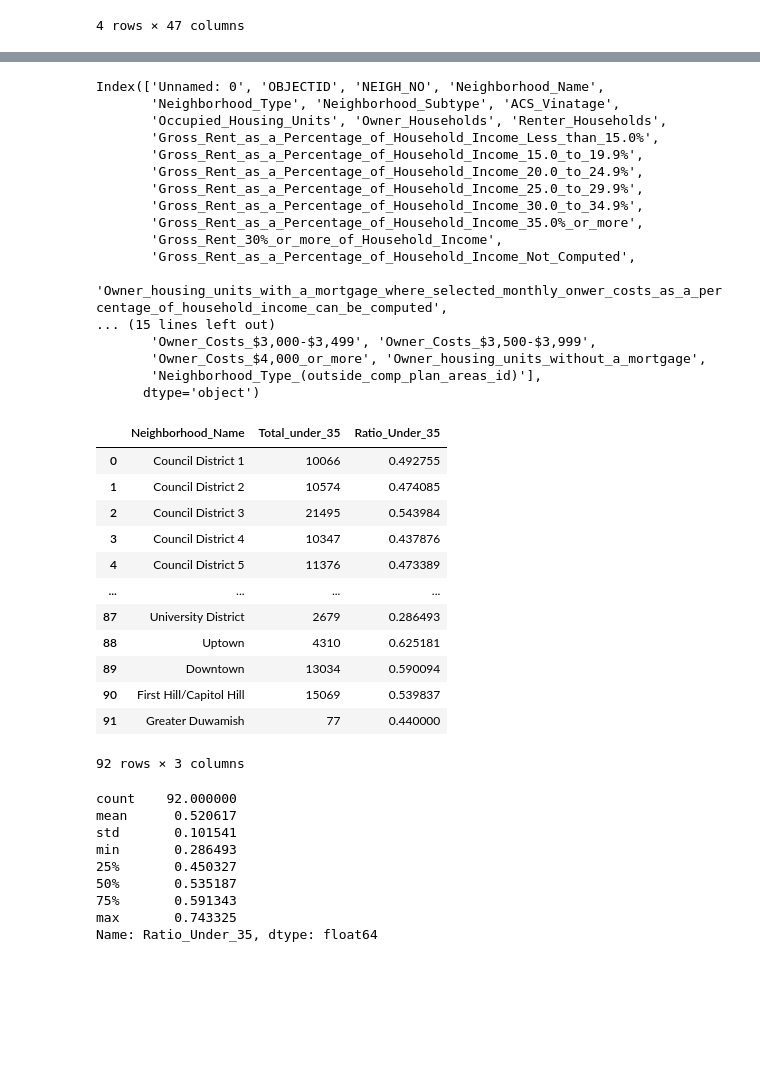
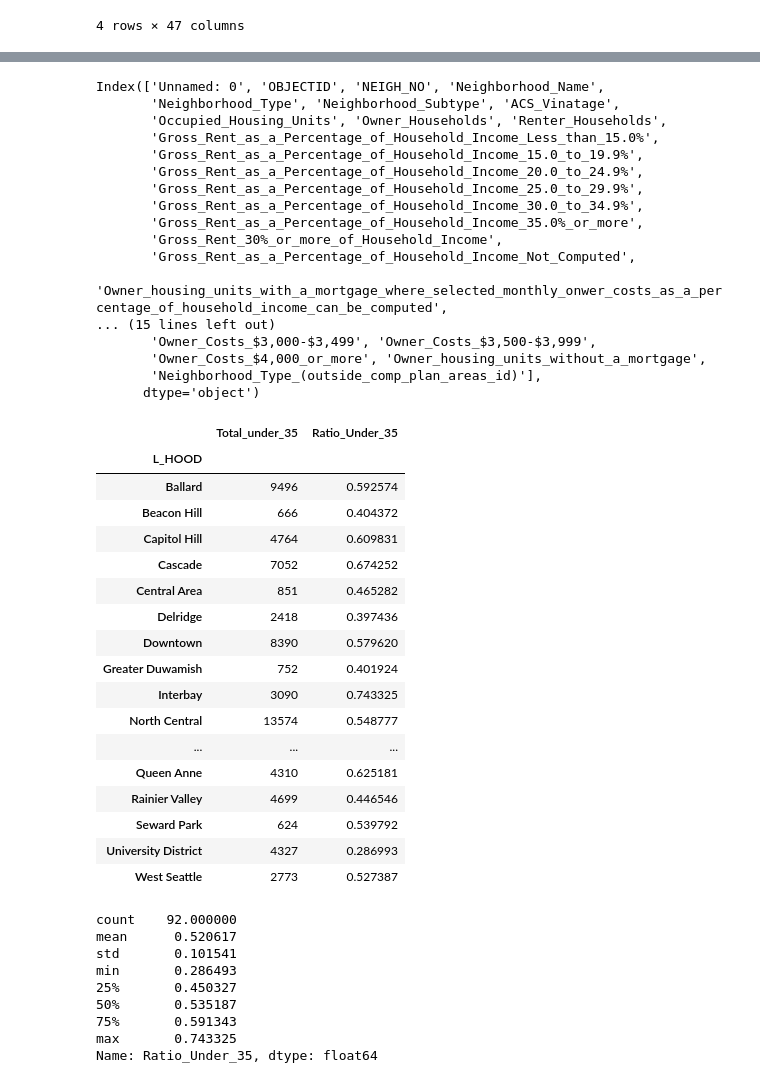
Before and after one commit to tint3dgreen/Capstone, a Jupyter notebook: src/Question_1.ipynb, the cells around one changed output, grey strips where cells are left out. Saved outputs shown, nothing was run; the diff lists cells and outputs as text; code cells hidden in the pictures; blank space fills up the shorter version.

```diff
--- a/src/Question_1.ipynb
+++ b/src/Question_1.ipynb
@@ -33,3 +33,15 @@ housing.loc[(housing["Neighborhood_Name"] == "Ballard") | (housing["Neighborhood
 | 84 | 84 | 85 | 303.0 | Ballard | UCUV | Hub Urban Village | ... |
 | 87 | 87 | 88 | 401.0 | University District | UCUV | Urban Center | ... |
 4 rows × 47 columns
+# %%
+housing['Neighborhood_Name'] = housing['Neighborhood_Name'].apply(lambda x: str(x).replace(" ",""))
+# %%
+key = pd.read_csv("../data/processed/Neighborhood_alt_key.csv", index_col=0).set_index("alt_names_list")
+key
+
+join_test = housing.join(key, on='Neighborhood_Name', how='inner', rsuffix='_alt_key')
+
+cols = ['L_HOOD','Gross_Rent_as_a_Percentage_of_Household_Income_Less_than_15.0%','Gross_Rent_as_a_Percentage_of_Household_Income_15.0_to_19.9%','Gross_Rent_as_a_Percentage_of_Household_Income_20.0_to_24.9%', 'Gross_Rent_as_a_Percentage_of_Household_Income_25.0_to_29.9%','Renter_Households']
+
+join_test = join_test[cols].groupby("L_HOOD").agg(sum)
+join_test
@@ -36,43 +67,50 @@ housing.loc[(housing["Neighborhood_Name"] == "Ballard") | (housing["Neighborhood
 # %%
 print(housing.columns)
 cols = ['Gross_Rent_as_a_Percentage_of_Household_Income_Less_than_15.0%','Gross_Rent_as_a_Percentage_of_Household_Income_15.0_to_19.9%','Gross_Rent_as_a_Percentage_of_Household_Income_20.0_to_24.9%', 'Gross_Rent_as_a_Percentage_of_Household_Income_25.0_to_29.9%']
 test = housing[cols]
 housing['Total_under_35'] = np.sum(test[cols],axis=1)
+join_test['Total_under_35'] = np.sum(join_test[cols],axis=1)
 
 housing["Ratio_Under_35"] = housing["Total_under_35"]/housing["Renter_Households"]
+join_test["Ratio_Under_35"] = join_test["Total_under_35"]/join_test["Renter_Households"]
 
-housing[['Neighborhood_Name','Total_under_35','Ratio_Under_35']]
+join_test[['Total_under_35','Ratio_Under_35']]
 # %% [output]
 Index(['Unnamed: 0', 'OBJECTID', 'NEIGH_NO', 'Neighborhood_Name',
        'Neighborhood_Type', 'Neighborhood_Subtype', 'ACS_Vinatage',
        'Occupied_Housing_Units', 'Owner_Households', 'Renter_Households',
        'Gross_Rent_as_a_Percentage_of_Household_Income_Less_than_15.0%',
        'Gross_Rent_as_a_Percentage_of_Household_Income_15.0_to_19.9%',
        'Gross_Rent_as_a_Percentage_of_Household_Income_20.0_to_24.9%',
        'Gross_Rent_as_a_Percentage_of_Household_Income_25.0_to_29.9%',
        'Gross_Rent_as_a_Percentage_of_Household_Income_30.0_to_34.9%',
        'Gross_Rent_as_a_Percentage_of_Household_Income_35.0%_or_more',
        'Gross_Rent_30%_or_more_of_Household_Income',
        'Gross_Rent_as_a_Percentage_of_Household_Income_Not_Computed',
        'Owner_housing_units_with_a_mortgage_where_selected_monthly_onwer_costs_as_a_percentage_of_household_income_can_be_computed',
 ... (15 lines left out)
        'Owner_Costs_$3,000-$3,499', 'Owner_Costs_$3,500-$3,999',
        'Owner_Costs_$4,000_or_more', 'Owner_housing_units_without_a_mortgage',
        'Neighborhood_Type_(outside_comp_plan_areas_id)'],
       dtype='object')
-|  | Neighborhood_Name | Total_under_35 | Ratio_Under_35 |
-| 0 | Council District 1 | 10066 | 0.492755 |
-| 1 | Council District 2 | 10574 | 0.474085 |
-| 2 | Council District 3 | 21495 | 0.543984 |
-| 3 | Council District 4 | 10347 | 0.437876 |
-| 4 | Council District 5 | 11376 | 0.473389 |
-| ... | ... | ... | ... |
-| 87 | University District | 2679 | 0.286493 |
-| 88 | Uptown | 4310 | 0.625181 |
-| 89 | Downtown | 13034 | 0.590094 |
-| 90 | First Hill/Capitol Hill | 15069 | 0.539837 |
-| 91 | Greater Duwamish | 77 | 0.440000 |
+|  | Total_under_35 | Ratio_Under_35 |
+| L_HOOD |  |  |
+| Ballard | 9496 | 0.592574 |
+| Beacon Hill | 666 | 0.404372 |
+| Capitol Hill | 4764 | 0.609831 |
+| Cascade | 7052 | 0.674252 |
+| Central Area | 851 | 0.465282 |
+| Delridge | 2418 | 0.397436 |
+| Downtown | 8390 | 0.579620 |
+| Greater Duwamish | 752 | 0.401924 |
+| Interbay | 3090 | 0.743325 |
+| North Central | 13574 | 0.548777 |
+| ... | ... | ... |
+| Queen Anne | 4310 | 0.625181 |
+| Rainier Valley | 4699 | 0.446546 |
+| Seward Park | 624 | 0.539792 |
+| University District | 4327 | 0.286993 |
+| West Seattle | 2773 | 0.527387 |
-92 rows × 3 columns
 # %%
 housing["Ratio_Under_35"].describe()
 # %% [output]
```
Also changed, not shown: parts of 5 cells of this notebook, 4 other files.
